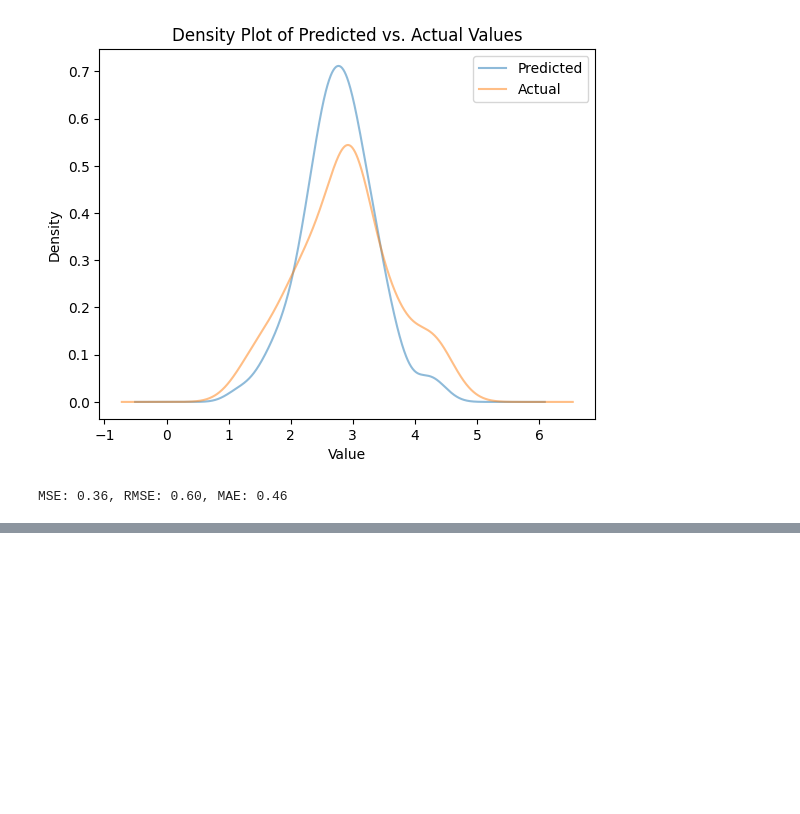
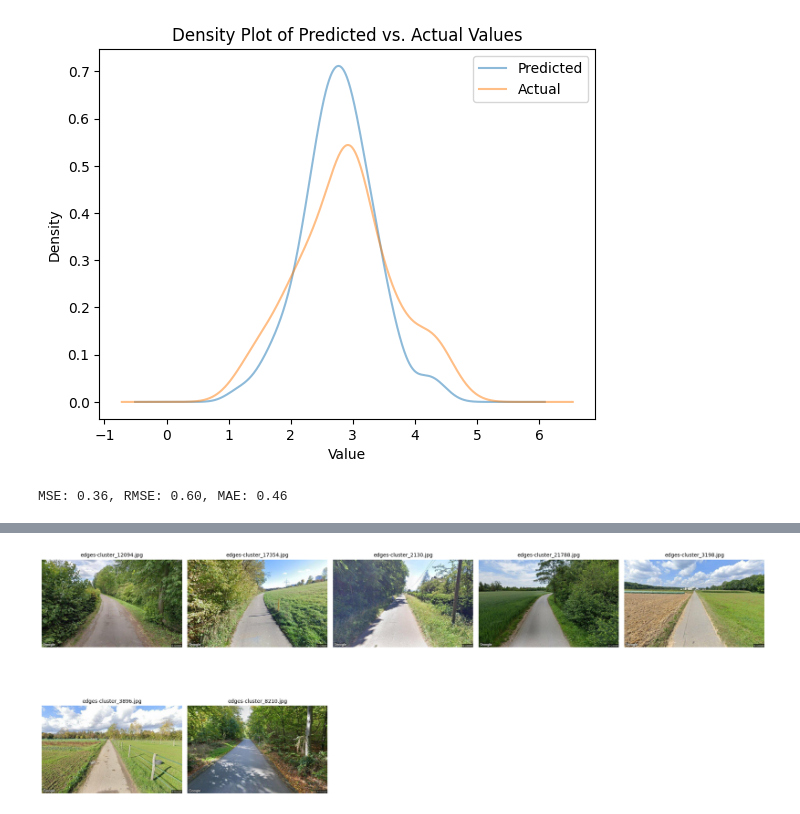
Before and after one commit to Studymon/BikeWayFinder, a Jupyter notebook: notebooks/survey_model_quality.ipynb, the cells around one changed output, grey strips where cells are left out. Cells and saved outputs as stored; diff of their text form; code cells hidden in the pictures; blank space fills up the shorter version.

```diff
--- a/notebooks/survey_model_quality.ipynb
+++ b/notebooks/survey_model_quality.ipynb
@@ -482,0 +559,2 @@ MSE: 0.36, RMSE: 0.60, MAE: 0.46
+# %%
+NEW_DIR = os.path.join(BASE_DIR, 'data', 'new_edges')
@@ -482,0 +636,3 @@ MSE: 0.36, RMSE: 0.60, MAE: 0.46
+# %%
+filtered_rows = results_new[(results_new['Prediction'] == 1)]
+image_filenames = filtered_rows['Filename']
@@ -482,0 +664,19 @@ MSE: 0.36, RMSE: 0.60, MAE: 0.46
+# %%
+filtered_rows = results_new[(results_new['Prediction'] > 4.8)]
+image_filenames = filtered_rows['Filename']
+# %%
+plt.figure(figsize=(20, num_rows * 4))
+
+for i, filename in enumerate(image_filenames, start=1):
+    img_path = os.path.join(NEW_DIR, filename)
+    image = Image.open(img_path)
+
+    plt.subplot(num_rows, images_per_row, i)
+    plt.imshow(image)
+    plt.title(filename, fontsize=10)
+    plt.axis('off')
+
+plt.tight_layout()
+plt.show()
+# %% [output]
+[figure, added]
```
Also changed, not shown: parts of 18 cells of this notebook.
